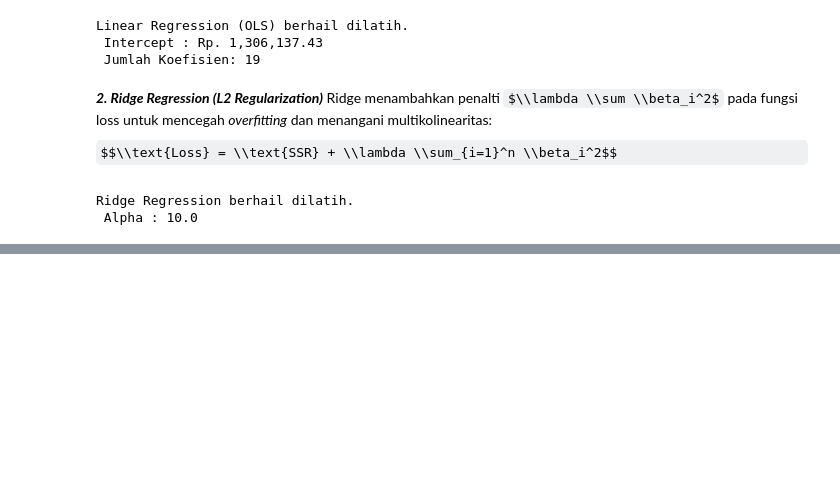
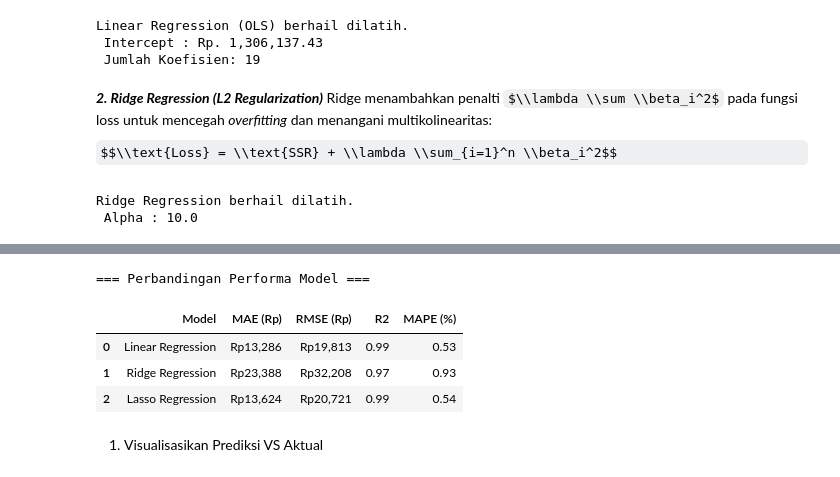
Before and after one commit to RenatGreen-flag/Model-Liniar-Regression, a Jupyter notebook: linearRegressionGoldnIDR.ipynb, the cells around one changed output, grey strips where cells are left out. Drawn from its saved outputs; the diff is of its cells as text; code cells hidden in the pictures; some formulas as TeX source; blank space fills up the shorter version.

```diff
--- a/linearRegressionGoldnIDR.ipynb
+++ b/linearRegressionGoldnIDR.ipynb
@@ -439 +442,9 @@ Lasso menambahkan penalti $\\lambda \\sum |\\beta_i|$ yang mendorong beberapa ko
 $$\\text{Loss} = \\text{SSR} + \\lambda \\sum_{i=1}^n |\\beta_i|$$
+# %%
+# Lasso Regression
+
+lasso_model = Lasso(alpha=1000.0, max_iter=10000)
+lasso_model.fit(X_train_scaled, y_train)
+print("Lasso Regression berhail dilatih.")
+print(f" Alpha : {lasso_model.alpha}")
+print(f" Fitur dengan koefisien tidak sama dengan 0 : {np.sum(lasso_model.coef_ !=0)} dari {len(feature_cols)}")
@@ -439,0 +465,30 @@ $$\\text{Loss} = \\text{SSR} + \\lambda \\sum_{i=1}^n |\\beta_i|$$
+# %%
+def evaluate_model(name, y_true, y_pred):
+  mae = mean_absolute_error(y_true, y_pred)
+  rmse = np.sqrt(mean_squared_error(y_true, y_pred))
+  r2 = r2_score(y_true, y_pred)
+  mape = np.mean(np.abs((y_true - y_pred) / y_true)) * 100
+  return {
+      'Model': name,
+      'MAE (Rp)': f"Rp{mae:,.0f}",
+      'RMSE (Rp)': f"Rp{rmse:,.0f}",
+      'R2': round(r2, 4),
+      'MAPE (%)': round(mape, 2)
+  }
+
+results = []
+results.append(evaluate_model('Linear Regression', y_test, model.predict(X_test_scaled)))
+results.append(evaluate_model('Ridge Regression',  y_test, ridge_model.predict(X_test_scaled)))
+results.append(evaluate_model('Lasso Regression',  y_test, lasso_model.predict(X_test_scaled)))
+
+df_results = pd.DataFrame(results)
+print("=== Perbandingan Performa Model ===")
+display(df_results)
+# %% [output]
+=== Perbandingan Performa Model ===
+|  | Model | MAE (Rp) | RMSE (Rp) | R2 | MAPE (%) |
+| 0 | Linear Regression | Rp13,286 | Rp19,813 | 0.99 | 0.53 |
+| 1 | Ridge Regression | Rp23,388 | Rp32,208 | 0.97 | 0.93 |
+| 2 | Lasso Regression | Rp13,624 | Rp20,721 | 0.99 | 0.54 |
+# %% [markdown]
+1. Visualisasikan Prediksi VS Aktual
```
Also changed, not shown: parts of 4 cells of this notebook.
